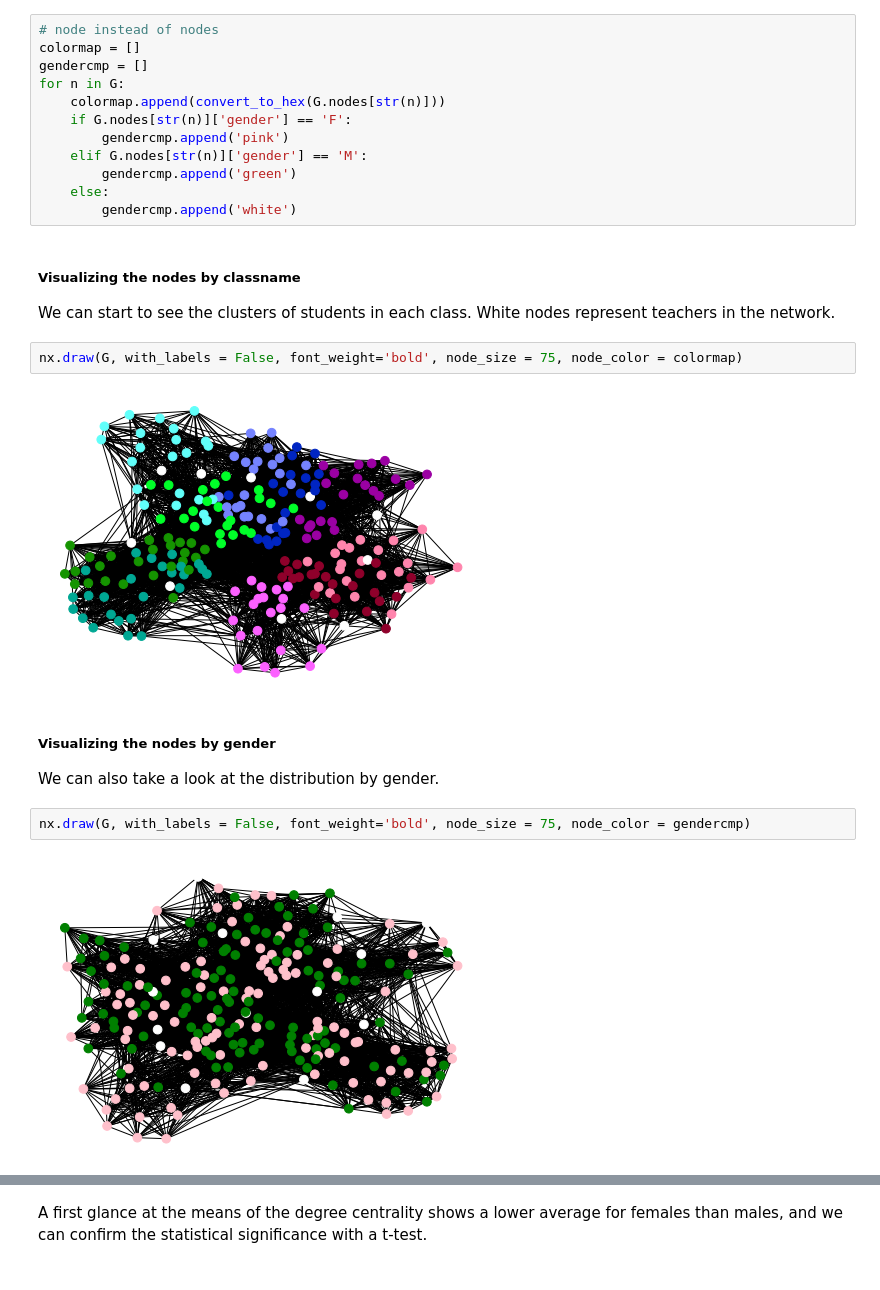
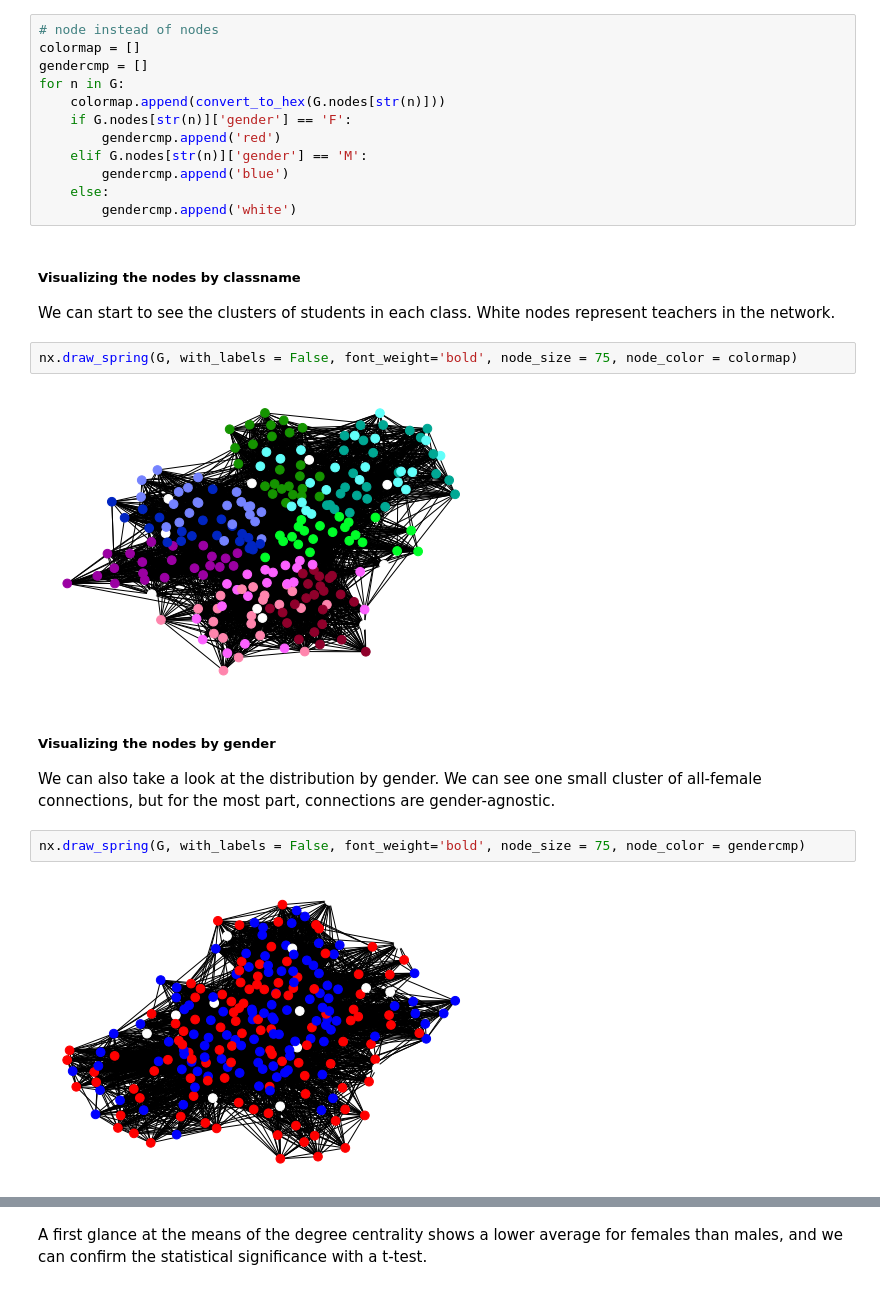
Before and after one commit to amberferger/DATA620_Group_Assignments, a Jupyter notebook: Project1/DATA620_Project1.ipynb, the cells around one changed output, grey strips where cells are left out. Cells and saved outputs as stored; diff of their text form.

```diff
--- a/Project1/DATA620_Project1.ipynb
+++ b/Project1/DATA620_Project1.ipynb
@@ -93,25 +131,25 @@ gendercmp = []
 for n in G:
     colormap.append(convert_to_hex(G.nodes[str(n)]))
     if G.nodes[str(n)]['gender'] == 'F':
-        gendercmp.append('pink')
+        gendercmp.append('red')
     elif G.nodes[str(n)]['gender'] == 'M':
-        gendercmp.append('green')
+        gendercmp.append('blue')
     else:
         gendercmp.append('white')
 # %% [markdown]
 ##### Visualizing the nodes by classname
 We can start to see the clusters of students in each class. White nodes represent teachers in the network.
 # %%
-nx.draw(G, with_labels = False, font_weight='bold', node_size = 75, node_color = colormap)
+nx.draw_spring(G, with_labels = False, font_weight='bold', node_size = 75, node_color = colormap)
 # %% [output]
-[figure, old version]
+[figure, new version]
 # %% [markdown]
 ##### Visualizing the nodes by gender
-We can also take a look at the distribution by gender.
+We can also take a look at the distribution by gender. We can see one small cluster of all-female connections, but for the most part, connections are gender-agnostic.
 # %%
-nx.draw(G, with_labels = False, font_weight='bold', node_size = 75, node_color = gendercmp)
+nx.draw_spring(G, with_labels = False, font_weight='bold', node_size = 75, node_color = gendercmp)
 # %% [output]
-[figure, old version]
+[figure, new version]
 # %% [markdown]
 ### Calculating Centrality Measures
 
```
Also changed, not shown: parts of 41 cells of this notebook.
